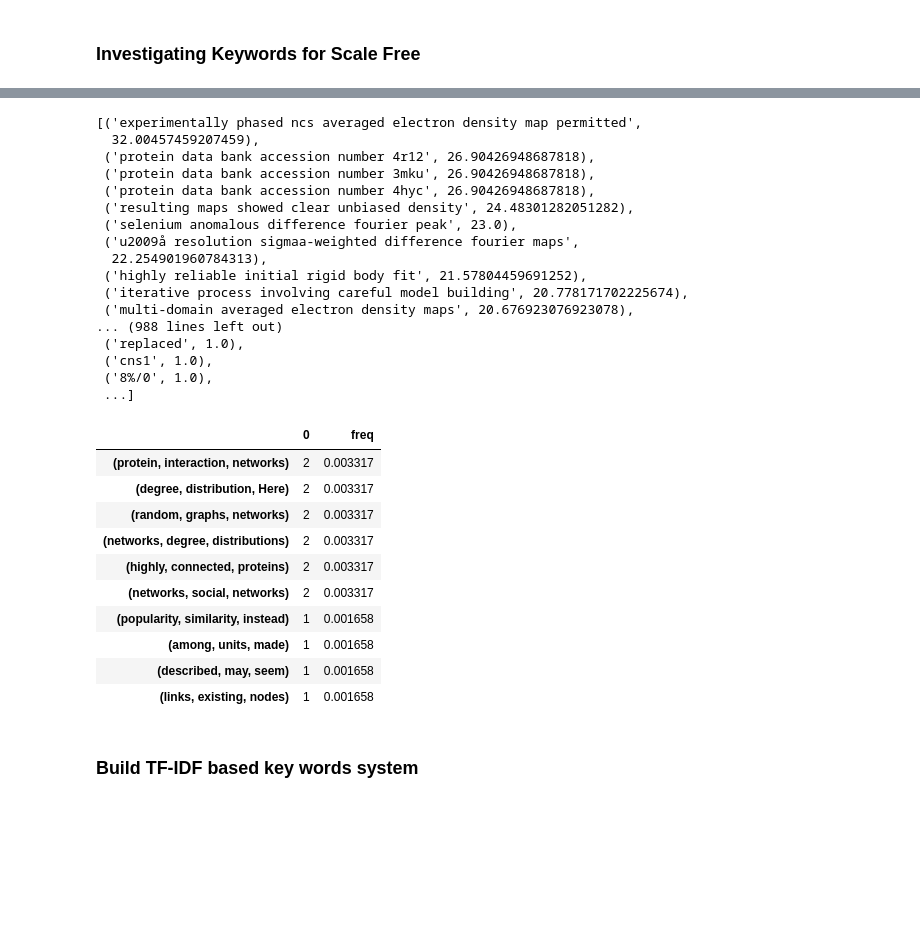
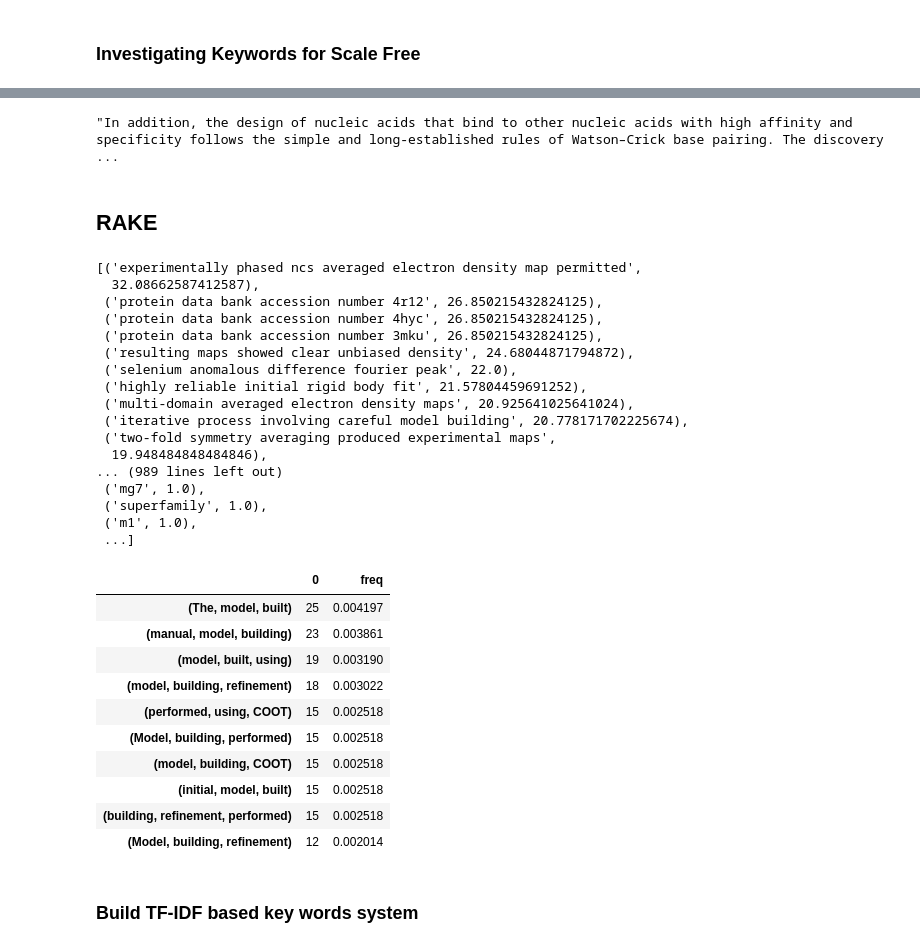
Before and after one commit to Omairss/LatentCitations, a Jupyter notebook: Frequent Itemset Mining.ipynb, the cells around one changed output, grey strips where cells are left out. Saved outputs shown, nothing was run; the diff lists cells and outputs as text; code cells hidden in the pictures; blank space fills up the shorter version.

```diff
--- a/Frequent Itemset Mining.ipynb
+++ b/Frequent Itemset Mining.ipynb
@@ -19,7 +19,7 @@ True
 # %%
 matched_dfs = pd.read_csv('data/intermediate/matched_dfs.csv', converters = {'clean_text': ast.literal_eval})
 # %%
-matched_dfs = pd.read_csv('data/intermediate/matched_dfs_merged.csv')
+#matched_dfs = pd.read_csv('data/intermediate/matched_dfs_merged.csv')
 # %%
 nature2references   = pd.read_hdf('data/nature/preprocessed/Nature2References.hdf')
 nature_references_info = pd.read_hdf('data/nature/preprocessed/NatureReferencesInformation.hdf').set_index('DOI')
@@ -202,37 +215,43 @@ Name: 92208, dtype: object
+# %%
+' '.join(matched_dfs.iloc[183344]['clean_text'])
+# %% [output]
+"In addition, the design of nucleic acids that bind to other nucleic acids with high affinity and specificity follows the simple and long-established rules of Watson–Crick base pairing. The discovery  ...
+# %% [markdown]
+## RAKE
 # %%
-rake.run(matched_dfs.iloc[105089]['clean_text'])
+rake.run(' '.join(matched_dfs.iloc[92203]['clean_text']))
 # %% [output]
 [('experimentally phased ncs averaged electron density map permitted',
-  32.00457459207459),
- ('protein data bank accession number 4r12', 26.90426948687818),
- ('protein data bank accession number 3mku', 26.90426948687818),
- ('protein data bank accession number 4hyc', 26.90426948687818),
- ('resulting maps showed clear unbiased density', 24.48301282051282),
- ('selenium anomalous difference fourier peak', 23.0),
- ('u2009å resolution sigmaa-weighted difference fourier maps',
-  22.254901960784313),
+  32.08662587412587),
+ ('protein data bank accession number 4r12', 26.850215432824125),
+ ('protein data bank accession number 4hyc', 26.850215432824125),
+ ('protein data bank accession number 3mku', 26.850215432824125),
+ ('resulting maps showed clear unbiased density', 24.68044871794872),
+ ('selenium anomalous difference fourier peak', 22.0),
  ('highly reliable initial rigid body fit', 21.57804459691252),
+ ('multi-domain averaged electron density maps', 20.925641025641024),
  ('iterative process involving careful model building', 20.778171702225674),
- ('multi-domain averaged electron density maps', 20.676923076923078),
-... (988 lines left out)
- ('replaced', 1.0),
- ('cns1', 1.0),
- ('8%/0', 1.0),
+ ('two-fold symmetry averaging produced experimental maps',
+  19.948484848484846),
+... (989 lines left out)
+ ('mg7', 1.0),
+ ('superfamily', 1.0),
+ ('m1', 1.0),
  ...]
 # %%
-top_trigram(matched_dfs.iloc[45845]['clean_text'])
+top_trigram(matched_dfs.iloc[92203]['clean_text'])
 # %% [output]
 |  | 0 | freq |
-| (protein, interaction, networks) | 2 | 0.003317 |
-| (degree, distribution, Here) | 2 | 0.003317 |
-| (random, graphs, networks) | 2 | 0.003317 |
-| (networks, degree, distributions) | 2 | 0.003317 |
-| (highly, connected, proteins) | 2 | 0.003317 |
-| (networks, social, networks) | 2 | 0.003317 |
-| (popularity, similarity, instead) | 1 | 0.001658 |
-| (among, units, made) | 1 | 0.001658 |
-| (described, may, seem) | 1 | 0.001658 |
-| (links, existing, nodes) | 1 | 0.001658 |
+| (The, model, built) | 25 | 0.004197 |
+| (manual, model, building) | 23 | 0.003861 |
+| (model, built, using) | 19 | 0.003190 |
+| (model, building, refinement) | 18 | 0.003022 |
+| (performed, using, COOT) | 15 | 0.002518 |
+| (Model, building, performed) | 15 | 0.002518 |
+| (model, building, COOT) | 15 | 0.002518 |
+| (initial, model, built) | 15 | 0.002518 |
+| (building, refinement, performed) | 15 | 0.002518 |
+| (Model, building, refinement) | 12 | 0.002014 |
 # %%
 test_trigrams = top_trigram(matched_dfs.iloc[92208]['clean_text'])
 # %% [markdown]
```
Also changed, not shown: parts of 27 cells of this notebook, 5 other files.
